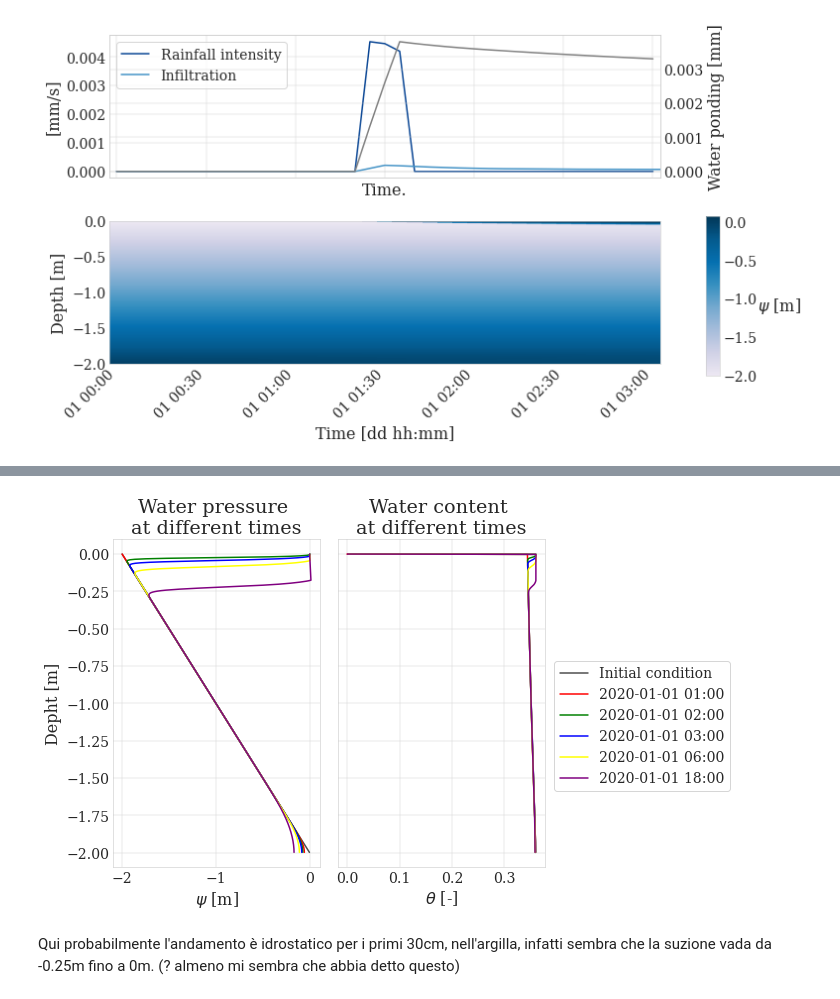
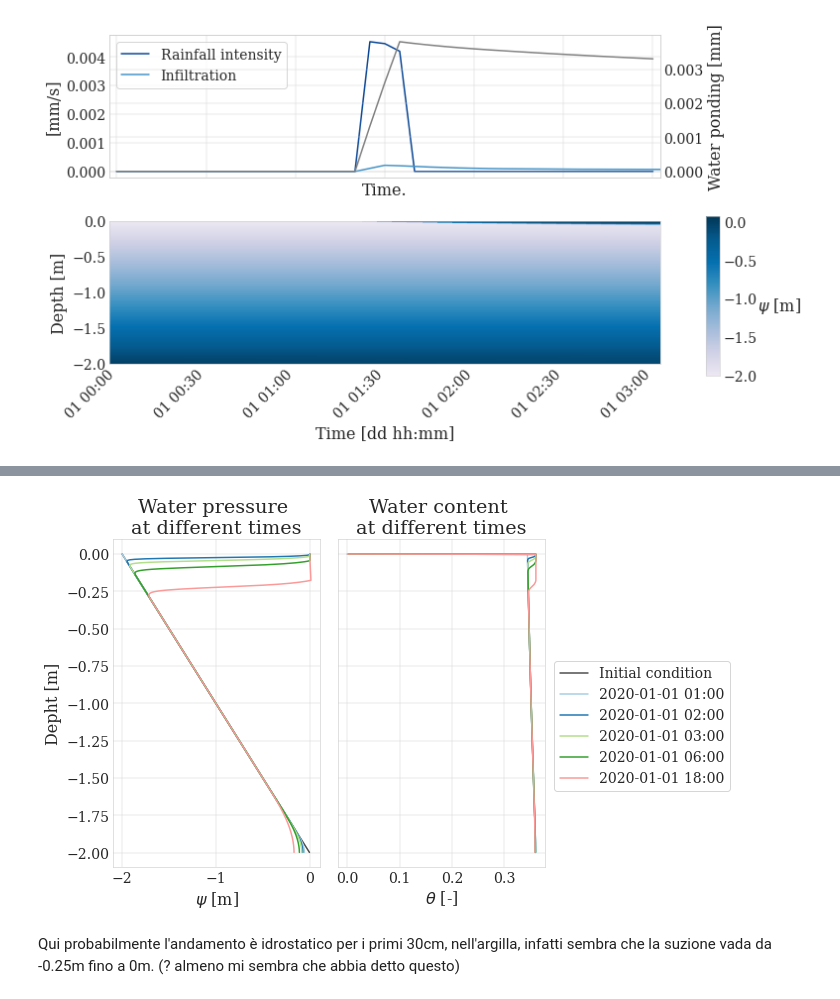
Before and after one commit to emmatroni/idrologia, a Jupyter notebook: OMS_WHETGEO1D/3 - Richards/2 - Runoff.ipynb, the cells around one changed output, grey strips where cells are left out. Drawn from its saved outputs; the diff is of its cells as text; code cells hidden in the pictures.

```diff
--- a/OMS_WHETGEO1D/3 - Richards/Runoff.ipynb
+++ b/OMS_WHETGEO1D/3 - Richards/2 - Runoff.ipynb
@@ -304,38 +304,38 @@ plt.show()
 # %%
 fig, (ax1, ax2) = plt.subplots(1, 2, sharey='row', figsize=(10, 10/1.618))
 
 ds.psiIC.plot(ax=ax1, y='depth', label='Initial condition', color='0.3')
-ds.psi.sel(time='2020-01-01 01:00').plot(ax=ax1, y='depth', label='2020-01-01 01:00', color='red')
-ds.psi.sel(time='2020-01-01 02:00').plot(ax=ax1, y='depth', label='2020-01-01 02:00', color='green')
-ds.psi.sel(time='2020-01-01 03:00').plot(ax=ax1, y='depth', label='2020-01-01 03:00', color='blue')
-ds.psi.sel(time='2020-01-01 06:00').plot(ax=ax1, y='depth', label='2020-01-01 06:00', color='yellow')
-ds.psi.sel(time='2020-01-01 18:00').plot(ax=ax1, y='depth', label='2020-01-01 18:00', color='purple')
+ds.psi.sel(time='2020-01-01 01:00').plot(ax=ax1, y='depth', label='2020-01-01 01:00', color=colors[0])
+ds.psi.sel(time='2020-01-01 02:00').plot(ax=ax1, y='depth', label='2020-01-01 02:00', color=colors[1])
+ds.psi.sel(time='2020-01-01 03:00').plot(ax=ax1, y='depth', label='2020-01-01 03:00',color=colors[2])
+ds.psi.sel(time='2020-01-01 06:00').plot(ax=ax1, y='depth', label='2020-01-01 06:00', color=colors[3])
+ds.psi.sel(time='2020-01-01 18:00').plot(ax=ax1, y='depth', label='2020-01-01 18:00', color=colors[4])
 # ds.psi.sel(time='2020-01-02 00:00').plot(ax=ax1, y='depth', label='2020-01-02 00:00', color=colors[5])
 
 ax1.set_title('Water pressure \nat different times')
 
 ax1.set_ylabel('Depht [m]')
 ax1.set_xlabel('$\psi$ [m]')
 
 plt.plot(np.nan, np.nan, label='Initial condition', color='0.3')
-ds.theta.sel(time='2020-01-01 01:00').plot(ax=ax2, y='depth', label='2020-01-01 01:00', color='red')
-ds.theta.sel(time='2020-01-01 02:00').plot(ax=ax2, y='depth', label='2020-01-01 02:00', color='green')
-ds.theta.sel(time='2020-01-01 03:00').plot(ax=ax2, y='depth', label='2020-01-01 03:00', color='blue')
-ds.theta.sel(time='2020-01-01 06:00').plot(ax=ax2, y='depth', label='2020-01-01 06:00', color='yellow')
-ds.theta.sel(time='2020-01-01 18:00').plot(ax=ax2, y='depth', label='2020-01-01 18:00', color='purple')
+ds.theta.sel(time='2020-01-01 01:00').plot(ax=ax2, y='depth', label='2020-01-01 01:00', color=colors[0])
+ds.theta.sel(time='2020-01-01 02:00').plot(ax=ax2, y='depth', label='2020-01-01 02:00', color=colors[1])
+ds.theta.sel(time='2020-01-01 03:00').plot(ax=ax2, y='depth', label='2020-01-01 03:00', color=colors[2])
+ds.theta.sel(time='2020-01-01 06:00').plot(ax=ax2, y='depth', label='2020-01-01 06:00', color=colors[3])
+ds.theta.sel(time='2020-01-01 18:00').plot(ax=ax2, y='depth', label='2020-01-01 18:00', color=colors[4])
 
 ax2.set_title('Water content \nat different times')
 
 ax2.set_ylabel('')
 ax2.set_xlabel('$\\theta$ [-]')
 
 
 ax2.legend(bbox_to_anchor=(1.01,0.65), ncol=1)
 
 plt.tight_layout()
 plt.show()
 # %% [output]
-[figure, old version]
+[figure, new version]
 # %% [markdown]
 Qui probabilmente l'andamento è idrostatico per i primi 30cm, nell'argilla, infatti sembra che la suzione vada da -0.25m fino a 0m. (? almeno mi sembra che abbia detto questo)
 # %%
```
Also changed, not shown: parts of 3 cells of this notebook, 3 other files.
